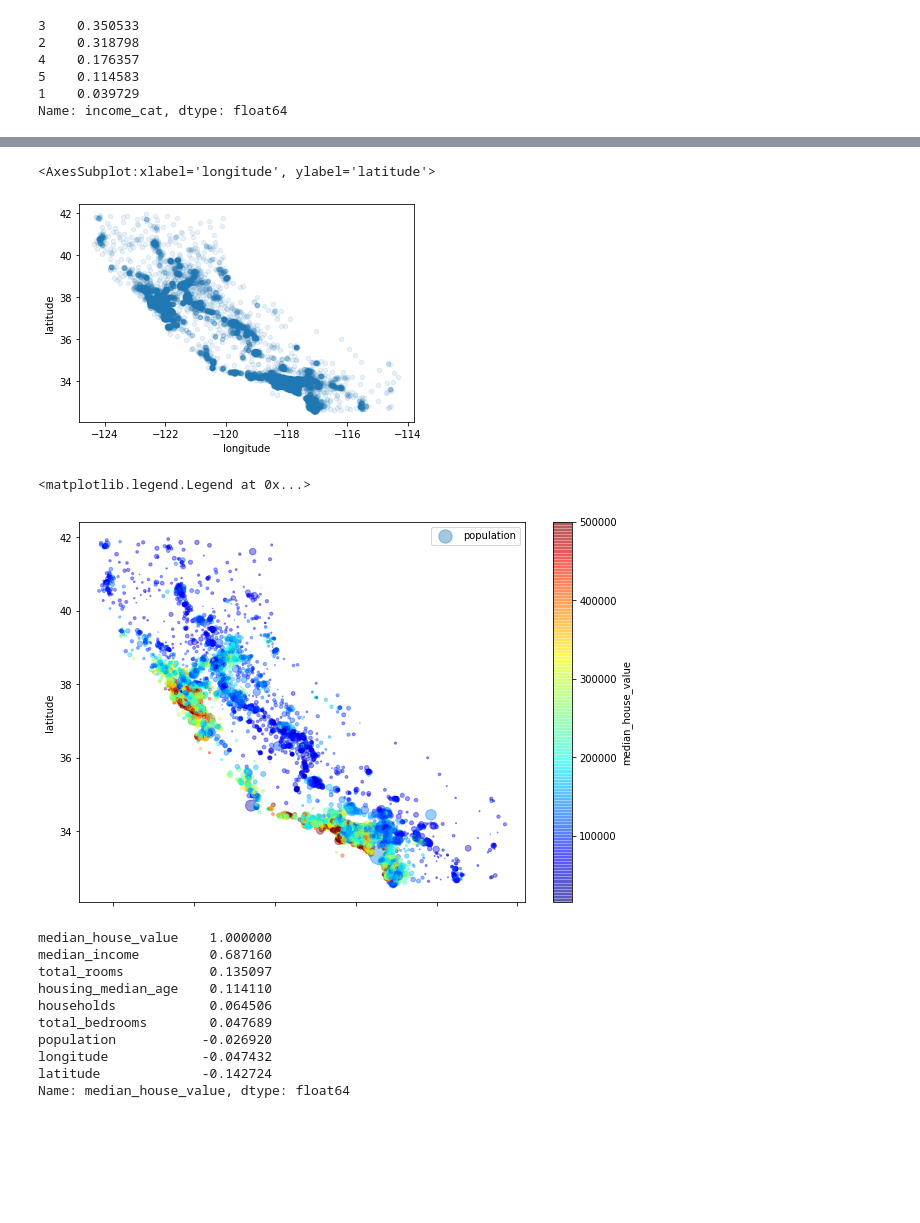
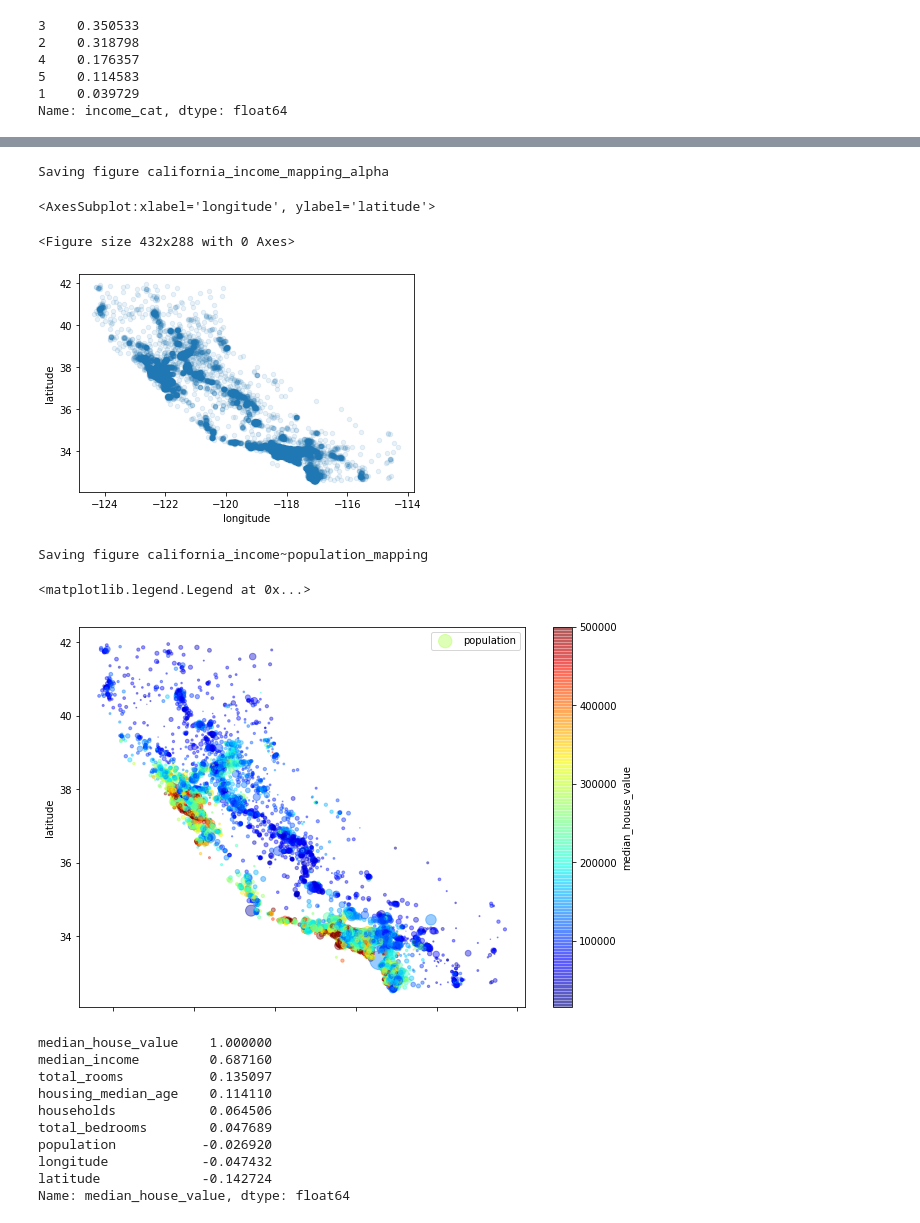
Before and after one commit to luke-mcevoy/forestFire, a Jupyter notebook: learning/oreilly_ml/chapter2/End-to-End ML Model.ipynb, the cells around one changed output, grey strips where cells are left out. Drawn from its saved outputs; the diff is of its cells as text; code cells hidden in the pictures; blank space fills up the shorter version.

```diff
--- a/learning/oreilly_ml/chapter2/End-to-End ML Model.ipynb
+++ b/learning/oreilly_ml/chapter2/End-to-End ML Model.ipynb
@@ -20,6 +20,18 @@ import pandas as pd
 def load_housing_data(housing_path=HOUSING_PATH):
     csv_path = os.path.join(housing_path, "housing.csv")
     return pd.read_csv(csv_path)
+# %%
+PROJECT_ROOT_DIR = "."
+CHAPTER_ID = "training_linear_models"
+IMAGES_PATH = os.path.join(PROJECT_ROOT_DIR, "images", CHAPTER_ID)
+os.makedirs(IMAGES_PATH, exist_ok=True)
+
+def save_figure(fig_id, tight_layout=False, fig_extension="png", resolution=500):
+    path = os.path.join(IMAGES_PATH, fig_id + "." + fig_extension)
+    print("Saving figure", fig_id)
+    if tight_layout:
+        plt.tight_layout()
+    plt.savefig(path, format=fig_extension, dpi=resolution)
 # %%
 fetch_housing_data()
 # %%
@@ -180,18 +197,23 @@ housing.plot(kind="scatter", x="longitude", y="latitude")
 [figure]
 # %%
+save_figure("california_income_mapping_alpha")
 housing.plot(kind="scatter", x="longitude", y="latitude", alpha=0.1)
 # %% [output]
-<AxesSubplot:xlabel='longitude', ylabel='latitude'>
+Saving figure california_income_mapping_alpha
+<AxesSubplot:xlabel='longitude', ylabel='latitude'>
+<Figure size 432x288 with 0 Axes>
 [figure]
 # %%
 housing.plot(kind="scatter", x="longitude", y="latitude", alpha=0.4,
     s=housing["population"]/100, label="population", figsize=(10,7),
     c="median_house_value", cmap=plt.get_cmap("jet"), colorbar=True,
 )
+save_figure("california_income~population_mapping")
 plt.legend()
 # %% [output]
-<matplotlib.legend.Legend at 0x...>
+Saving figure california_income~population_mapping
+<matplotlib.legend.Legend at 0x...>
-[figure, old version]
+[figure, new version]
 # %%
 # Standard correlation coefficient (Pearson's r)
 corr_matrix = housing.corr()
```
Also changed, not shown: parts of 4 cells of this notebook, 9 other files.
